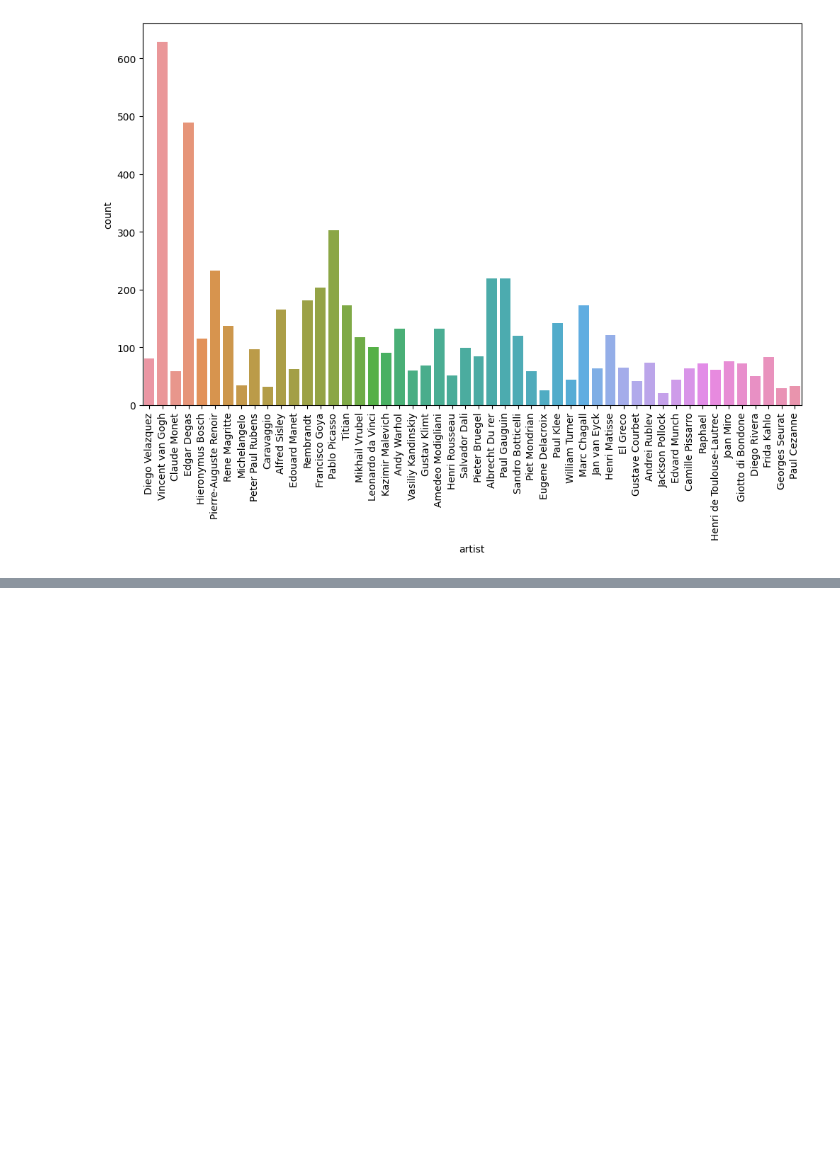
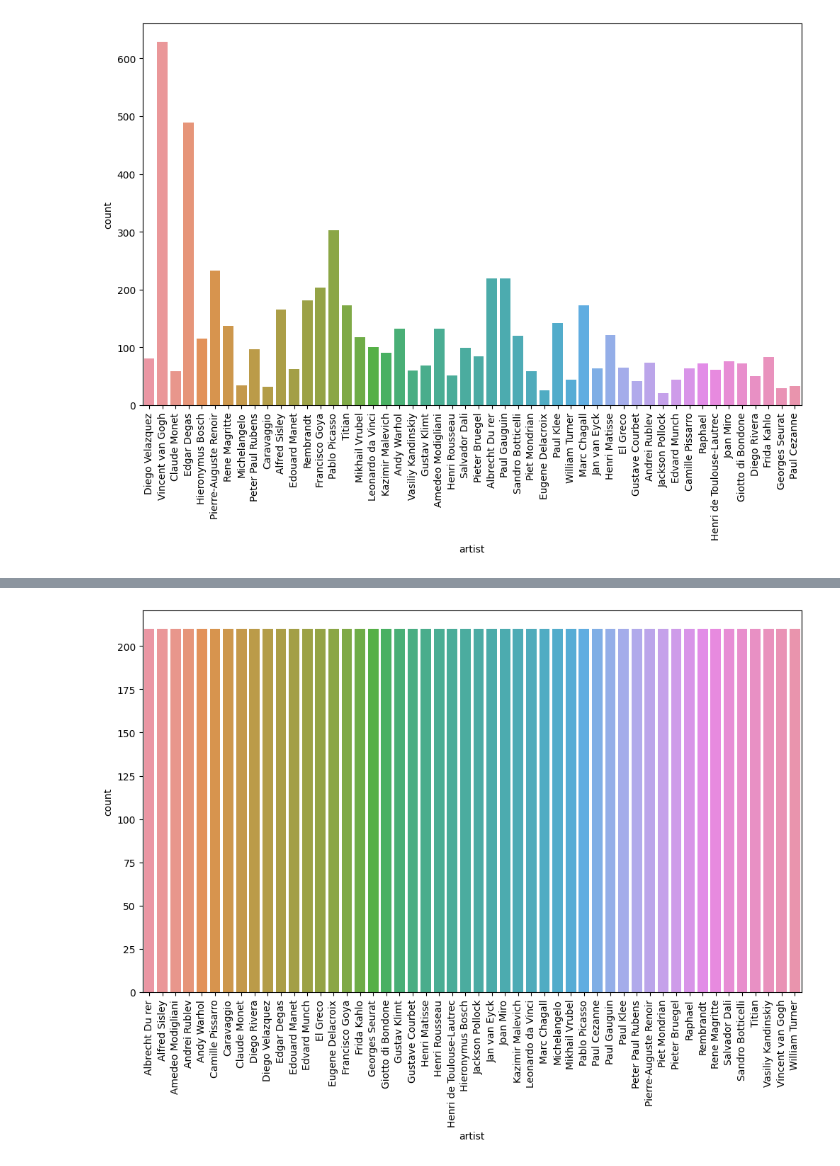
Before and after one commit to sihyeong671/DACON-CV02, a Jupyter notebook: data_analysis/count_artist.ipynb, the cells around one changed output, grey strips where cells are left out. Cells and saved outputs as stored; diff of their text form; code cells hidden in the pictures; blank space fills up the shorter version.

Commit message:
count artist picture

```diff
--- a/data_analysis/count_artist.ipynb
+++ b/data_analysis/count_artist.ipynb
@@ -20,3 +25,9 @@ plt.xticks(rotation=90)
 plt.show()
 # %% [output]
 [figure]
+# %%
+g = df.groupby('artist', group_keys=False)
+# %%
+sample = pd.DataFrame()
+for _ in range(10):
+    sample = pd.concat([sample, g.apply(lambda x: x.sample(21))])
@@ -22,0 +48,7 @@ plt.show()
+# %%
+fig, ax = plt.subplots(figsize=(12, 7))
+sns.countplot(data=sample, x='artist', ax=ax)
+plt.xticks(rotation=90)
+plt.show()
+# %% [output]
+[figure, added]
```
Also changed, not shown: parts of 2 cells of this notebook.
